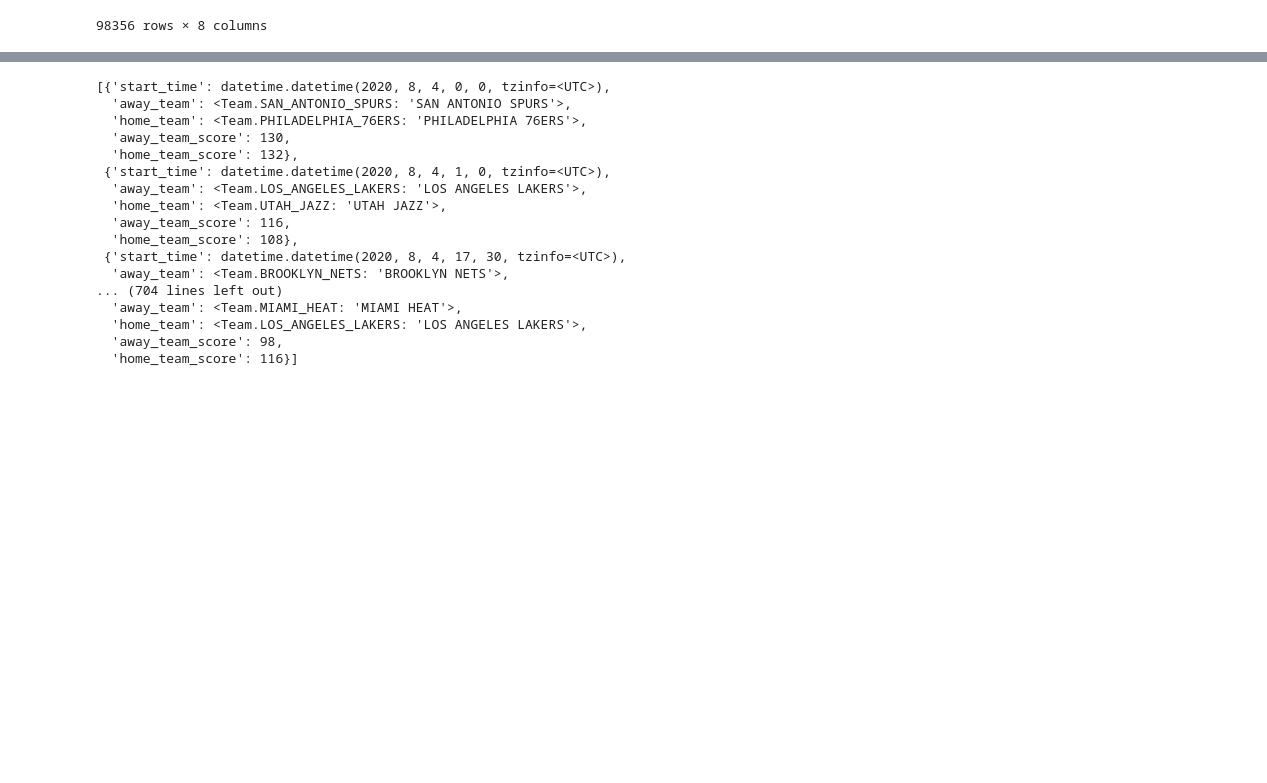
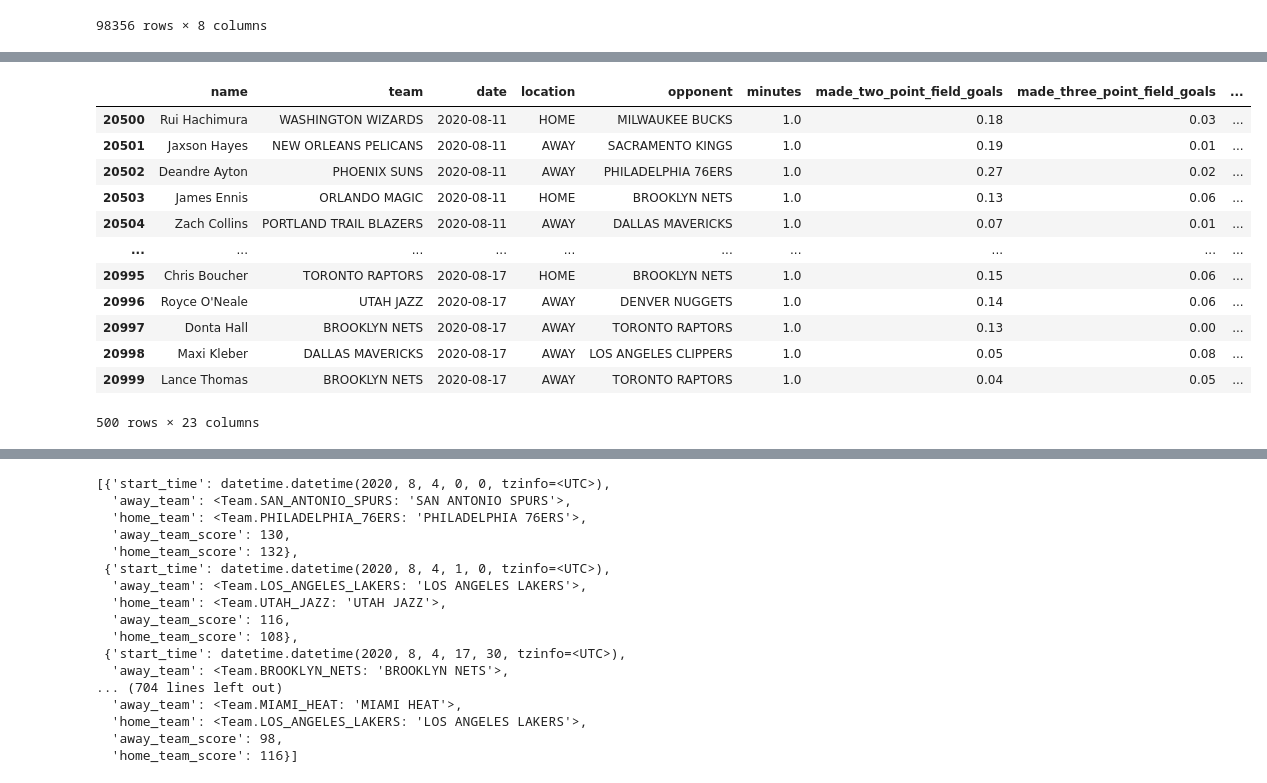
Before and after one commit to Shaviv-Hoffman-Lowitz/Sports-Analytics-Group-at-Berkeley-Machine-Learning-Project, a Jupyter notebook: final_model.ipynb, the cells around one changed output, grey strips where cells are left out. Cells and saved outputs as stored; diff of their text form; code cells hidden in the pictures; blank space fills up the shorter version.

```diff
--- a/final_model.ipynb
+++ b/final_model.ipynb
@@ -490,3 +528,19 @@ ValueError: Found array with 0 sample(s) (shape=(0, 19)) while a minimum of 1 is
+# %%
+predictions.iloc[20500:21000,:]
+# %% [output]
+|  | name | team | date | location | opponent | minutes | made_two_point_field_goals | made_three_point_field_goals | ... |
+| 20500 | Rui Hachimura | WASHINGTON WIZARDS | 2020-08-11 | HOME | MILWAUKEE BUCKS | 1.0 | 0.18 | 0.03 | ... |
+| 20501 | Jaxson Hayes | NEW ORLEANS PELICANS | 2020-08-11 | AWAY | SACRAMENTO KINGS | 1.0 | 0.19 | 0.01 | ... |
+| 20502 | Deandre Ayton | PHOENIX SUNS | 2020-08-11 | AWAY | PHILADELPHIA 76ERS | 1.0 | 0.27 | 0.02 | ... |
+| 20503 | James Ennis | ORLANDO MAGIC | 2020-08-11 | HOME | BROOKLYN NETS | 1.0 | 0.13 | 0.06 | ... |
+| 20504 | Zach Collins | PORTLAND TRAIL BLAZERS | 2020-08-11 | AWAY | DALLAS MAVERICKS | 1.0 | 0.07 | 0.01 | ... |
+| ... | ... | ... | ... | ... | ... | ... | ... | ... | ... |
+| 20995 | Chris Boucher | TORONTO RAPTORS | 2020-08-17 | HOME | BROOKLYN NETS | 1.0 | 0.15 | 0.06 | ... |
+| 20996 | Royce O'Neale | UTAH JAZZ | 2020-08-17 | AWAY | DENVER NUGGETS | 1.0 | 0.14 | 0.06 | ... |
+| 20997 | Donta Hall | BROOKLYN NETS | 2020-08-17 | AWAY | TORONTO RAPTORS | 1.0 | 0.13 | 0.00 | ... |
+| 20998 | Maxi Kleber | DALLAS MAVERICKS | 2020-08-17 | AWAY | LOS ANGELES CLIPPERS | 1.0 | 0.05 | 0.08 | ... |
+| 20999 | Lance Thomas | BROOKLYN NETS | 2020-08-17 | AWAY | TORONTO RAPTORS | 1.0 | 0.04 | 0.05 | ... |
+500 rows × 23 columns
 # %%
 def minutes_predictor(weighted_stats):
     """Produces the minutes projections for a set of weighted statlines. Just returns the mean weighted seconds
```
Also changed, not shown: parts of 9 cells of this notebook, 1 other file.
